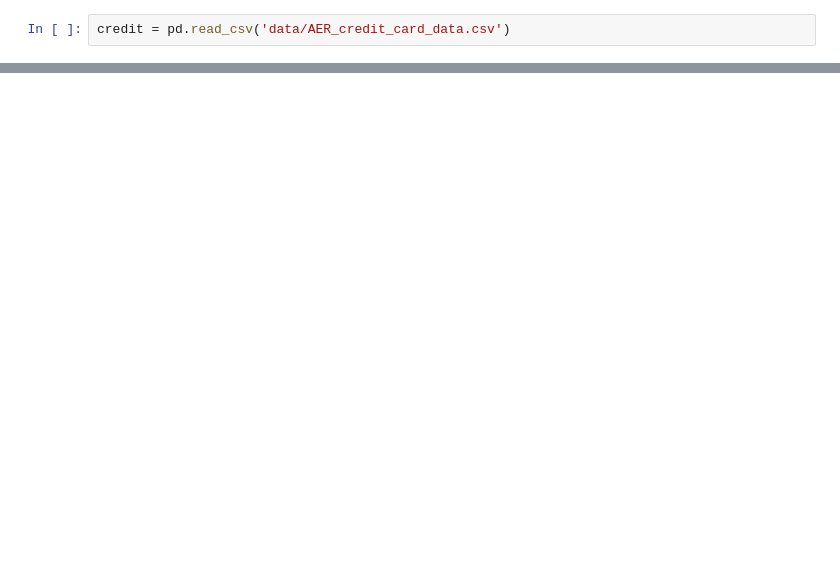
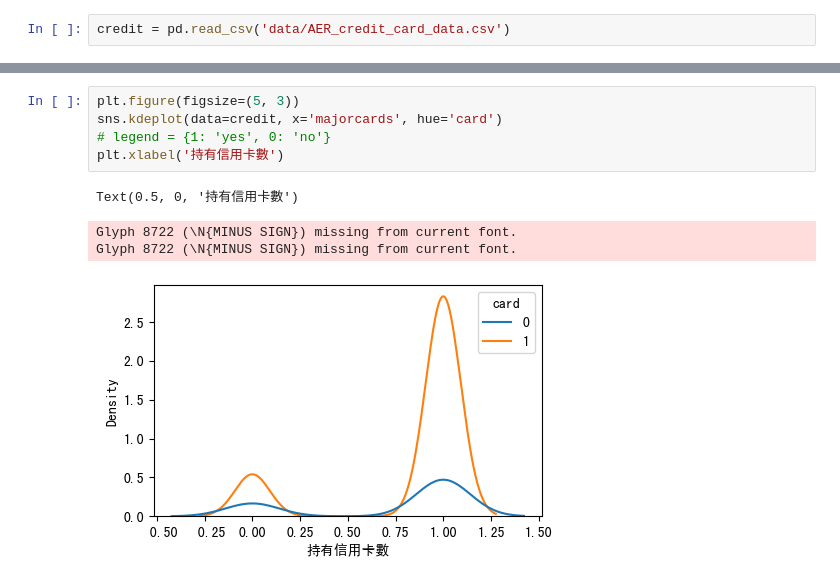
Before and after one commit to hsiehbocheng/credit-issuance-analysis, a Jupyter notebook: demo.ipynb, the cells around one changed output, grey strips where cells are left out. Drawn from its saved outputs; the diff is of its cells as text; blank space fills up the shorter version.

```diff
--- a/demo.ipynb
+++ b/demo.ipynb
@@ -76 +62,11 @@ dtype: int64
+# %%
+plt.figure(figsize=(5, 3))
+sns.kdeplot(data=credit, x='majorcards', hue='card')
+# legend = {1: 'yes', 0: 'no'}
+plt.xlabel('持有信用卡數')
+# %% [output]
+Text(0.5, 0, '持有信用卡數')
+Glyph 8722 (\N{MINUS SIGN}) missing from current font.
+Glyph 8722 (\N{MINUS SIGN}) missing from current font.
+[figure, added]
 # %%
```
Also changed, not shown: parts of 33 cells of this notebook.
